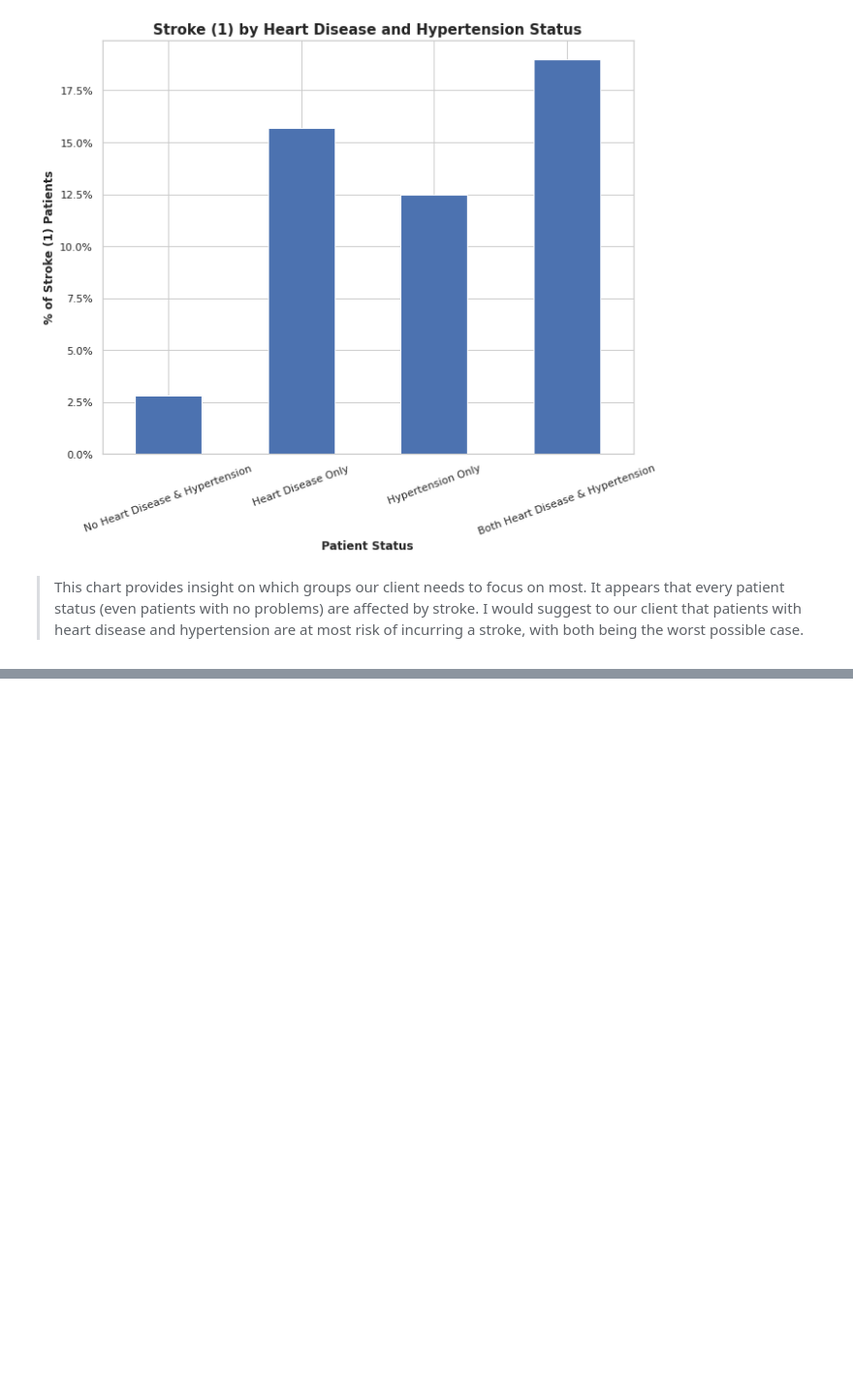
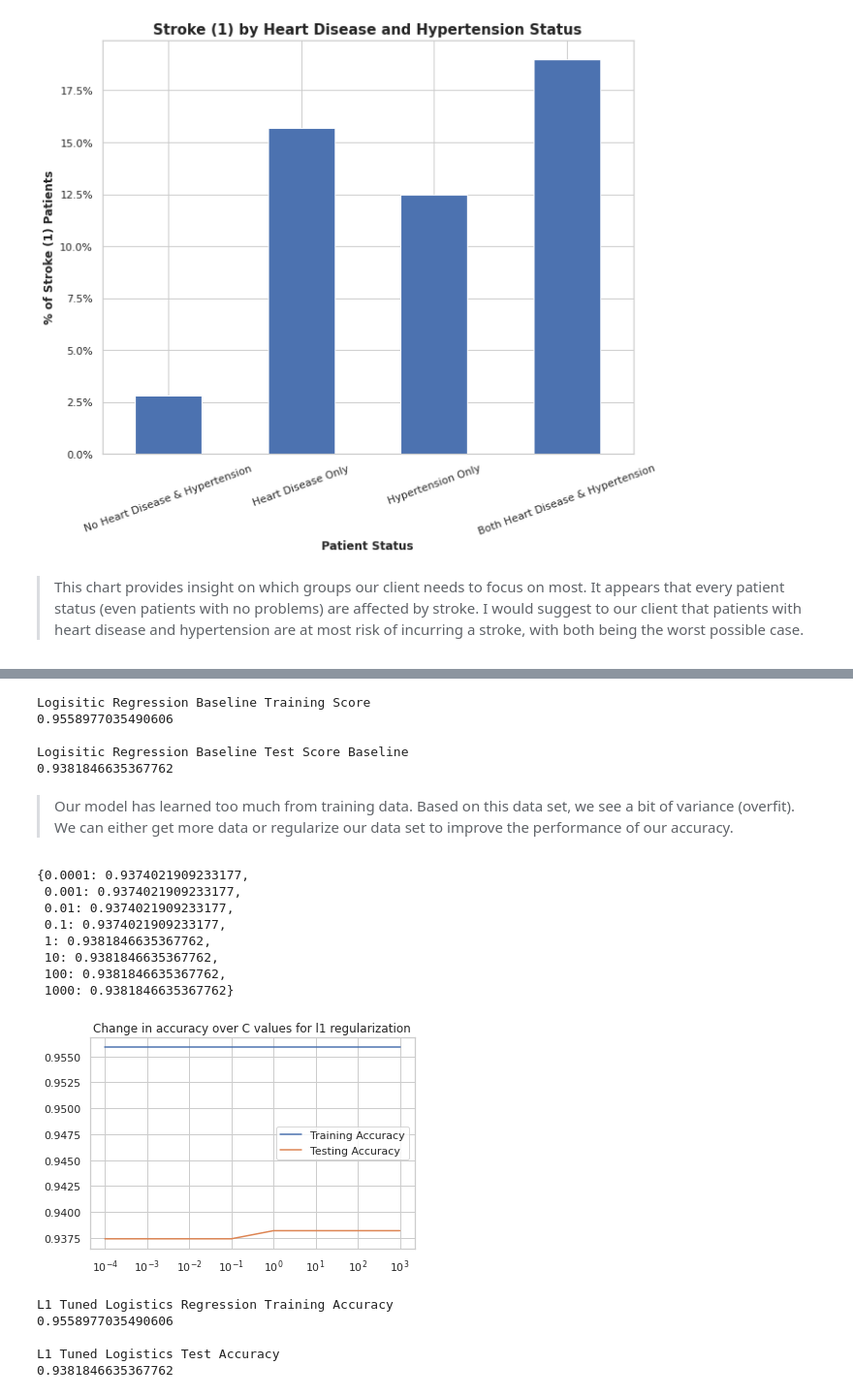
Before and after one commit to bradshawjoshua/Early-Detection-Stroke, a Jupyter notebook: Early_Detection_of_Stroke.ipynb, the cells around one changed output, grey strips where cells are left out. Shown at 97% size. Drawn from its saved outputs; the diff is of its cells as text; code cells hidden in the pictures; blank space fills up the shorter version.

```diff
--- a/Early_Detection_of_Stroke.ipynb
+++ b/Early_Detection_of_Stroke.ipynb
@@ -532,0 +563,6 @@ plt.show()
+# %%
+#creating my column transfomer nesting the tuples to and using remainder drop
+column_transformer = make_column_transformer(number_tuple, cat_tuple, remainder='drop')
+# %%
+#fitting on train only
+column_transformer.fit(X_train)
@@ -532,0 +637,9 @@ plt.show()
+# %%
+#trying a default Logistics Regression model in the pipeline
+logreg = LogisticRegression()
+
+#making the pipeline with the column_transformer
+logreg_pipe = make_pipeline(column_transformer, logreg)
+# %%
+#fitting on training data only
+logreg_pipe.fit(X_train, y_train)
@@ -532,0 +659,65 @@ plt.show()
+# %%
+#printing the accuract of the training and test score
+print('Logisitic Regression Baseline Training Score')
+print(logreg_pipe.score(X_train, y_train))
+print('\nLogisitic Regression Baseline Test Score Baseline')
+print(logreg_pipe.score(X_test, y_test))
+# %% [output]
+Logisitic Regression Baseline Training Score
+0.9558977035490606
+
+Logisitic Regression Baseline Test Score Baseline
+0.9381846635367762
+# %% [markdown]
+>Our model has learned too much from training data. Based on this data set, we see a bit of variance (overfit). We can either get more data or regularize our data set to improve the performance of our accuracy.
+# %%
+# create a list of c values and empty lists for scores
+c_values = [0.0001, 0.001, 0.01, 0.1, 1, 10, 100, 1000]
+train_scores = []
+test_scores = []
+#iterative over the c values
+for c in c_values:
+
+  # instantiate a model with each value of c and fit it on the data
+  log_reg_1 = LogisticRegression(C=c, max_iter=1000, solver='liblinear', penalty='l1')
+  log_reg_pipe = make_pipeline(column_transformer, log_reg_1)
+  log_reg_pipe.fit(X_train, y_train)
+
+  # add the training and testing scores to our scores lists
+  train_scores.append(log_reg_pipe.score(X_train, y_train))
+  test_scores.append(log_reg_pipe.score(X_test, y_test))
+
+#plot the change in accuracy as we change the value of C
+fig, ax = plt.subplots(1,1)
+ax.plot(c_values, train_scores, label='Training Accuracy')
+ax.plot(c_values, test_scores, label='Testing Accuracy')
+ax.set_xticks(c_values)
+ax.set_title('Change in accuracy over C values for l1 regularization')
+ax.legend()
+
+#set the x axis to a logarithmic scale to show the values of C in even intervals
+ax.set_xscale('log')
+# print a dictionary of values of C and accuracy scores
+{c:score for c, score in zip(c_values, test_scores)}
+# %% [output]
+{0.0001: 0.9374021909233177,
+ 0.001: 0.9374021909233177,
+ 0.01: 0.9374021909233177,
+ 0.1: 0.9374021909233177,
+ 1: 0.9381846635367762,
+ 10: 0.9381846635367762,
+ 100: 0.9381846635367762,
+ 1000: 0.9381846635367762}
+[figure, added]
+# %%
+#printing the accuracy of the training and test score
+print('L1 Tuned Logistics Regression Training Accuracy')
+print(log_reg_pipe.score(X_train, y_train))
+print('\nL1 Tuned Logistics Test Accuracy')
+print(log_reg_pipe.score(X_test, y_test))
+# %% [output]
+L1 Tuned Logistics Regression Training Accuracy
+0.9558977035490606
+
+L1 Tuned Logistics Test Accuracy
+0.9381846635367762
```
Also changed, not shown: parts of 72 cells of this notebook.
